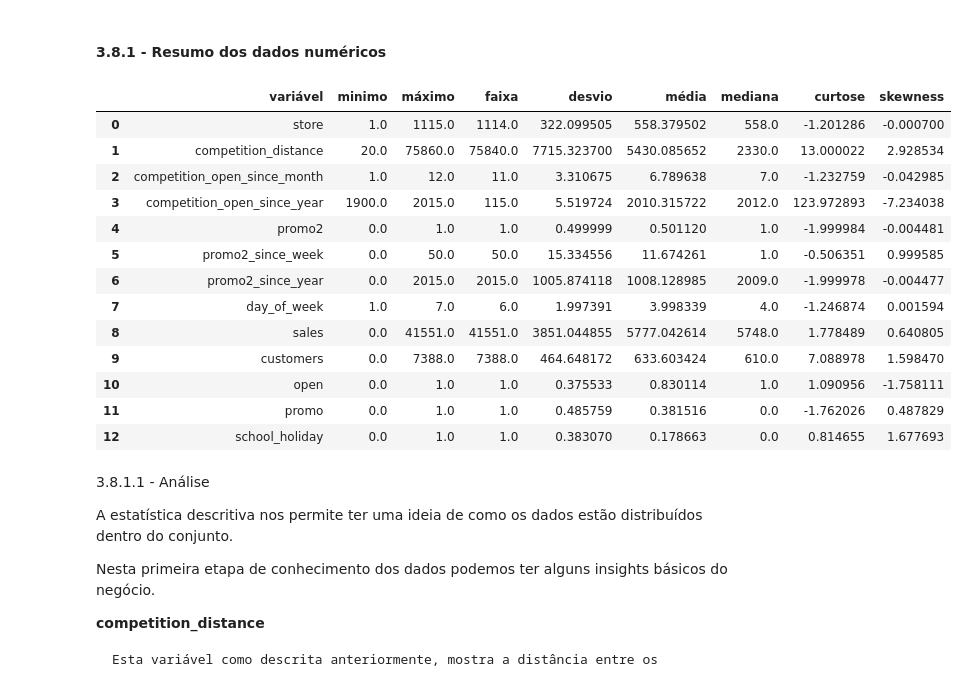
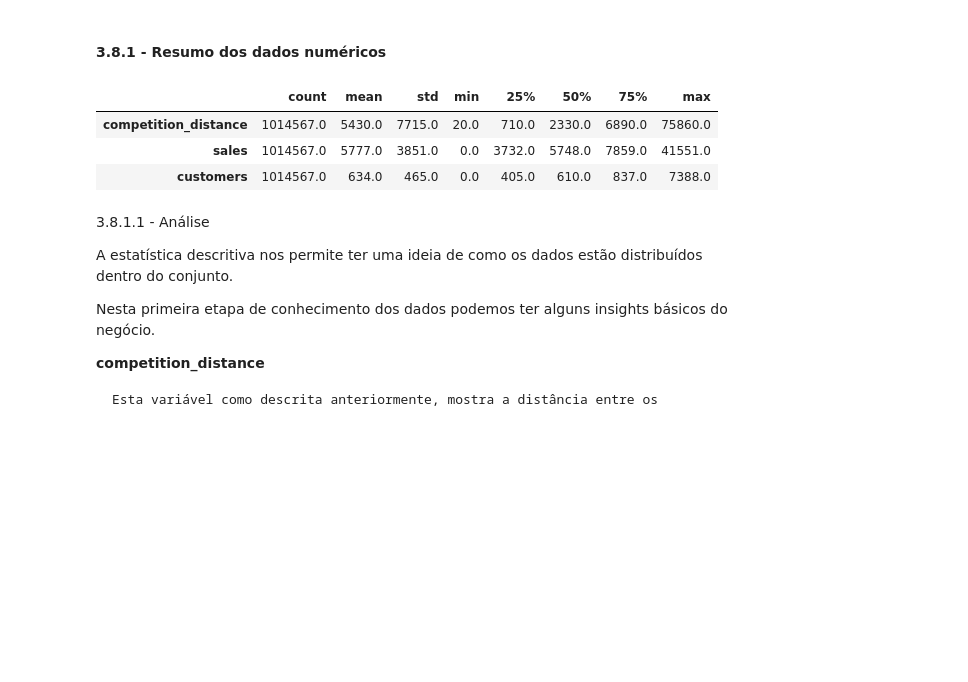
Before and after one commit to ricardo-paganini/rossmann, a Jupyter notebook: RossmannStoreSales.ipynb, the cells around one changed output. Drawn from its saved outputs; the diff is of its cells as text; code cells hidden in the pictures; blank space fills up the shorter version.

Commit message:
Recalculando estatística descritiva dos dados numéricos

```diff
--- a/RossmannStoreSales.ipynb
+++ b/RossmannStoreSales.ipynb
@@ -223,41 +223,13 @@ int64
 # %% [markdown]
 #### 3.8.1 - Resumo dos dados numéricos
 # %%
-# Selecionando os dados numéricos do conjunto de dados
-df1_num = df1.select_dtypes(include=['int64','float64'])
-
-# Medidas de Tendência Central (média, media)
-media = pd.DataFrame(df1_num.apply(lambda x : x.mean())).T
-mediana = pd.DataFrame(df1_num.apply(lambda x : x.median())).T
-
-# Medidas de Dispersão dos dados (mínimo, máximo, range, desvio padrão, curtose, skew)
-minimo = pd.DataFrame(df1_num.apply(np.min)).T
-maximo = pd.DataFrame(df1_num.apply(np.max)).T
-faixa = pd.DataFrame(df1_num.apply(lambda x : x.max() - x.min())).T
-desvio = pd.DataFrame(df1_num.apply(lambda x : x.std())).T
-curtose = pd.DataFrame(df1_num.apply(lambda x : x.kurtosis())).T
-skewness = pd.DataFrame(df1_num.apply(lambda x : x.skew())).T
-
-medidas = pd.concat([minimo, maximo, faixa, desvio, media, mediana, curtose,skewness]).T.reset_index()
-
-medidas.columns = ['variável', 'minimo', 'máximo', 'faixa', 'desvio', 'média', 'mediana', 'curtose','skewness']
-
-medidas
+df_num = df1[['competition_distance','sales','customers']]
+round(df_num.describe()).T
 # %% [output]
-|  | variável | minimo | máximo | faixa | desvio | média | mediana | curtose | skewness |
-| 0 | store | 1.0 | 1115.0 | 1114.0 | 322.099505 | 558.379502 | 558.0 | -1.201286 | -0.000700 |
-| 1 | competition_distance | 20.0 | 75860.0 | 75840.0 | 7715.323700 | 5430.085652 | 2330.0 | 13.000022 | 2.928534 |
-| 2 | competition_open_since_month | 1.0 | 12.0 | 11.0 | 3.310675 | 6.789638 | 7.0 | -1.232759 | -0.042985 |
-| 3 | competition_open_since_year | 1900.0 | 2015.0 | 115.0 | 5.519724 | 2010.315722 | 2012.0 | 123.972893 | -7.234038 |
-| 4 | promo2 | 0.0 | 1.0 | 1.0 | 0.499999 | 0.501120 | 1.0 | -1.999984 | -0.004481 |
-| 5 | promo2_since_week | 0.0 | 50.0 | 50.0 | 15.334556 | 11.674261 | 1.0 | -0.506351 | 0.999585 |
-| 6 | promo2_since_year | 0.0 | 2015.0 | 2015.0 | 1005.874118 | 1008.128985 | 2009.0 | -1.999978 | -0.004477 |
-| 7 | day_of_week | 1.0 | 7.0 | 6.0 | 1.997391 | 3.998339 | 4.0 | -1.246874 | 0.001594 |
-| 8 | sales | 0.0 | 41551.0 | 41551.0 | 3851.044855 | 5777.042614 | 5748.0 | 1.778489 | 0.640805 |
-| 9 | customers | 0.0 | 7388.0 | 7388.0 | 464.648172 | 633.603424 | 610.0 | 7.088978 | 1.598470 |
-| 10 | open | 0.0 | 1.0 | 1.0 | 0.375533 | 0.830114 | 1.0 | 1.090956 | -1.758111 |
-| 11 | promo | 0.0 | 1.0 | 1.0 | 0.485759 | 0.381516 | 0.0 | -1.762026 | 0.487829 |
-| 12 | school_holiday | 0.0 | 1.0 | 1.0 | 0.383070 | 0.178663 | 0.0 | 0.814655 | 1.677693 |
+|  | count | mean | std | min | 25% | 50% | 75% | max |
+| competition_distance | 1014567.0 | 5430.0 | 7715.0 | 20.0 | 710.0 | 2330.0 | 6890.0 | 75860.0 |
+| sales | 1014567.0 | 5777.0 | 3851.0 | 0.0 | 3732.0 | 5748.0 | 7859.0 | 41551.0 |
+| customers | 1014567.0 | 634.0 | 465.0 | 0.0 | 405.0 | 610.0 | 837.0 | 7388.0 |
 # %% [markdown]
 3.8.1.1 - Análise
 
```
Also changed, not shown: parts of 5 cells of this notebook.
